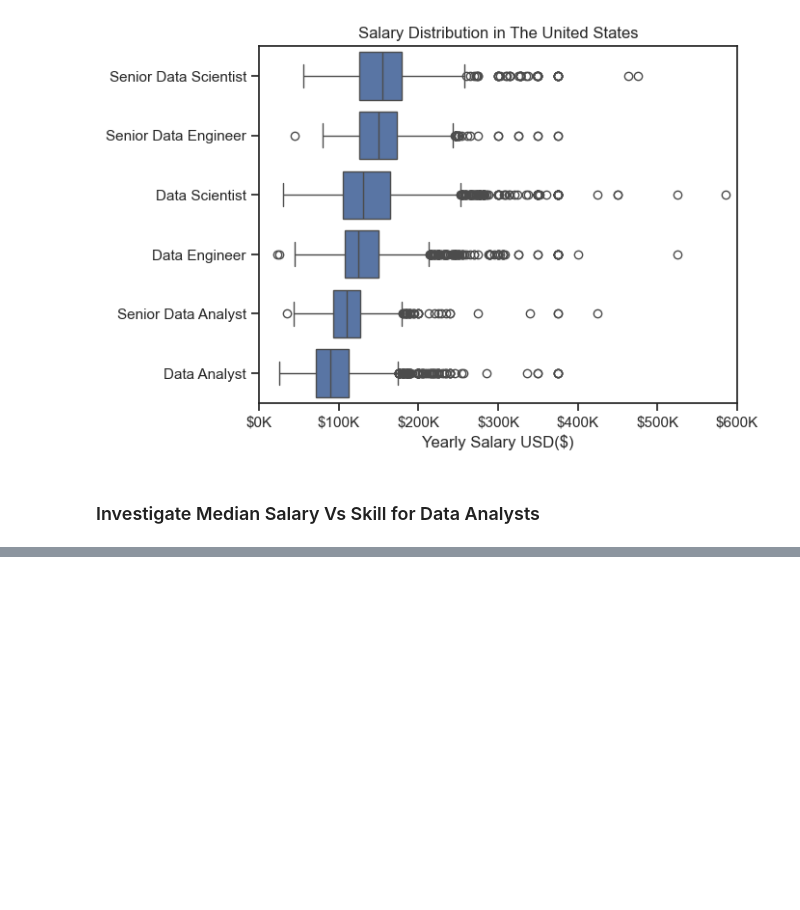
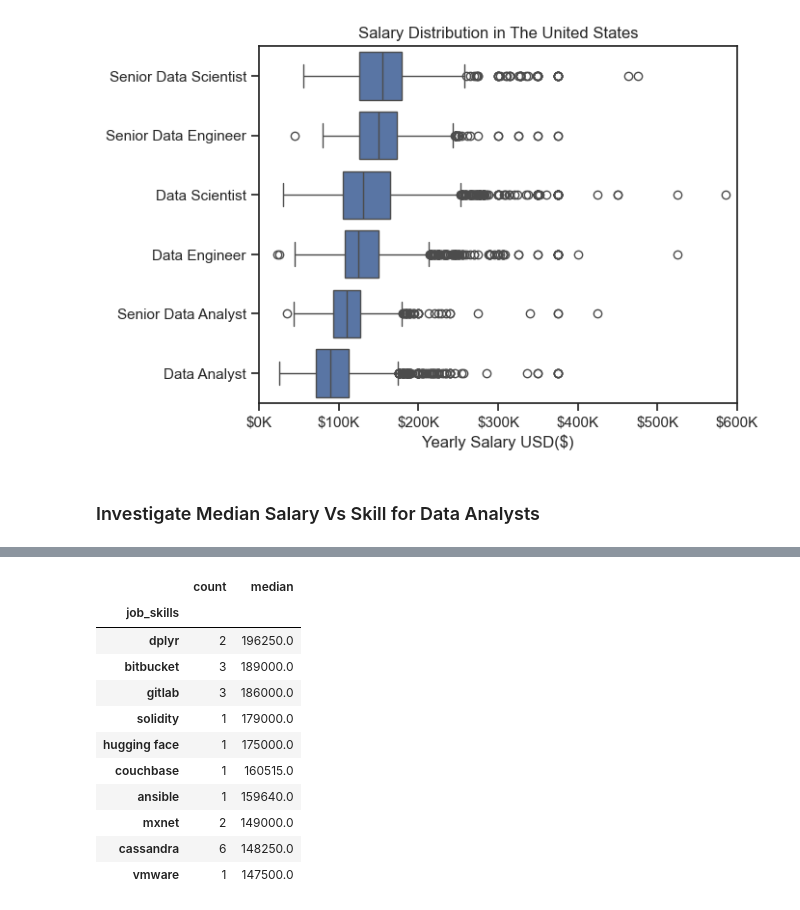
Before and after one commit to AkilaWijesiriwardana/Python_Data_Job_Analysis_Project, a Jupyter notebook: 2_Project/4_Salary_Analysis.ipynb, the cells around one changed output, grey strips where cells are left out. Saved outputs shown, nothing was run; the diff lists cells and outputs as text; code cells hidden in the pictures; blank space fills up the shorter version.

```diff
--- a/2_Project/4_Salary_Analysis.ipynb
+++ b/2_Project/4_Salary_Analysis.ipynb
@@ -54,0 +70,19 @@ plt.show()
+# %%
+df_DA_Top_Pay = df_DA_US.groupby('job_skills')['salary_year_avg'].agg(['count','median']).sort_values(by='median',ascending=False)
+
+df_DA_Top_Pay = df_DA_Top_Pay.head(10)
+
+df_DA_Top_Pay
+# %% [output]
+|  | count | median |
+| job_skills |  |  |
+| dplyr | 2 | 196250.0 |
+| bitbucket | 3 | 189000.0 |
+| gitlab | 3 | 186000.0 |
+| solidity | 1 | 179000.0 |
+| hugging face | 1 | 175000.0 |
+| couchbase | 1 | 160515.0 |
+| ansible | 1 | 159640.0 |
+| mxnet | 2 | 149000.0 |
+| cassandra | 6 | 148250.0 |
+| vmware | 1 | 147500.0 |
```
Also changed, not shown: parts of 4 cells of this notebook, 1 other file.
